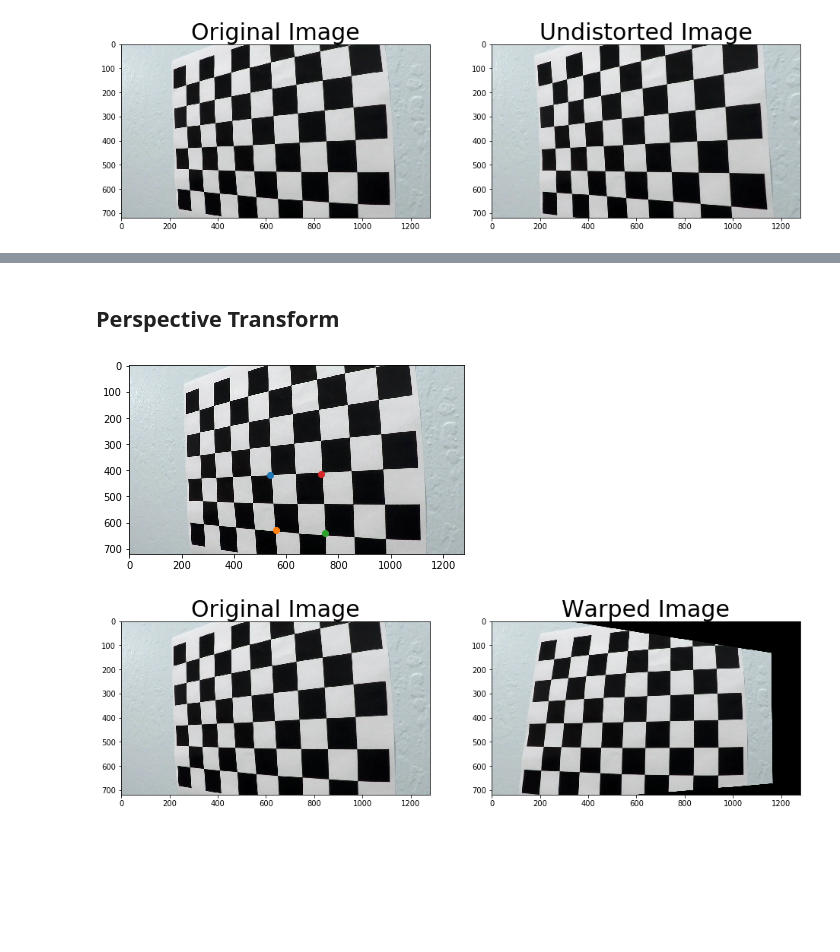
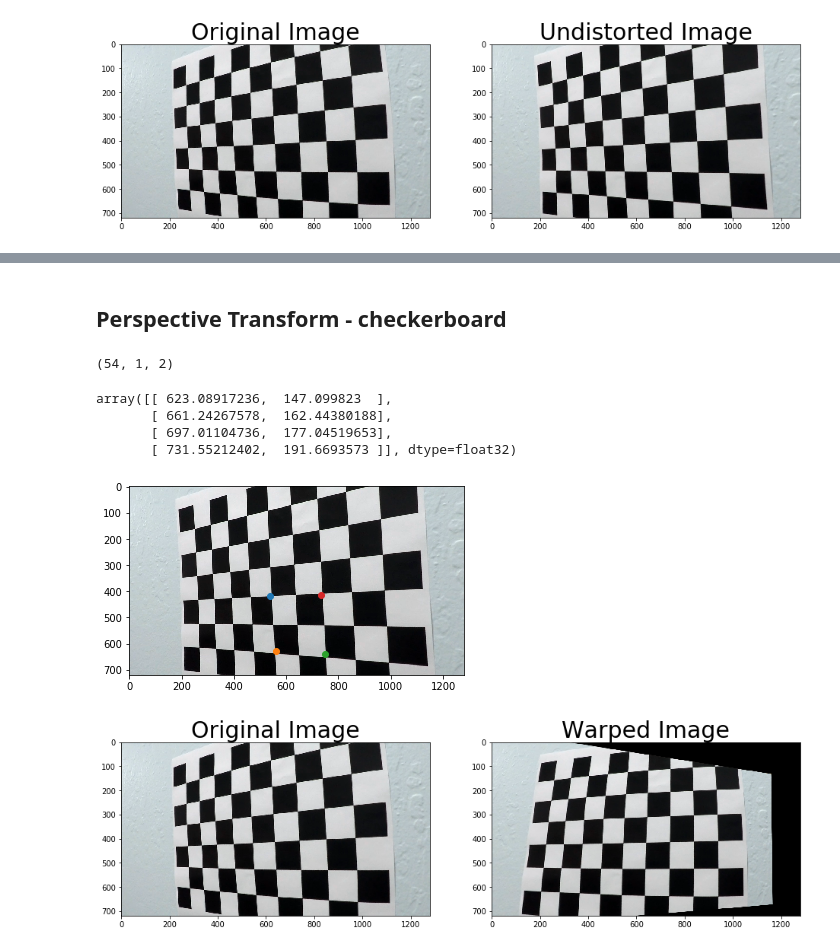
Before and after one commit to kcbighuge/SDCND-Advanced-Lane-Lines-P4, a Jupyter notebook: Advanced_Lane_Lines_v1.ipynb, the cells around one changed output, grey strips where cells are left out. Cells and saved outputs as stored; diff of their text form; code cells hidden in the pictures; blank space fills up the shorter version.

```diff
--- a/Advanced_Lane_Lines_v1.ipynb
+++ b/Advanced_Lane_Lines_v1.ipynb
@@ -208,7 +208,8 @@ for idx, fname in enumerate(images):
         cv2.drawChessboardCorners(img, (CORNERS_ROW,CORNERS_COL), corners, ret)
         #write_name = 'corners_found'+str(idx)+'.jpg'
         #cv2.imwrite(write_name, img)
-        cv2.imshow('img', img)
-        cv2.waitKey(50)
+        #cv2.imshow('img', img)  # show the found image
+        #cv2.waitKey(500)        # pause before showing next image
+        plt.imshow(img)
 
-cv2.destroyAllWindows()
+#cv2.destroyAllWindows()
@@ -251,2 +279,2 @@ ax2.set_title('Undistorted Image', fontsize=30);
 # %% [markdown]
-## Perspective Transform
+## Perspective Transform - checkerboard
@@ -270,12 +281,24 @@ dst = np.float32([
+# %%
+# TODO: find corners automatically
+corners.shape
+# %% [output]
+(54, 1, 2)
+# %%
+corners[0:4,0,:]
+# %% [output]
+array([[ 623.08917236,  147.099823  ],
+       [ 661.24267578,  162.44380188],
+       [ 697.01104736,  177.04519653],
+       [ 731.55212402,  191.6693573 ]], dtype=float32)
 # %%
 # try to plot a rectangle
-plt.imshow(img)
+plt.imshow(dst)
 plt.plot((img_size[0] / 2) - 100, img_size[1] / 2 + 60, 'o')  # top left
 plt.plot((img_size[0] / 2) - 80, img_size[1]-90, 'o')  # bottom left
 plt.plot((img_size[0] / 2) + 110, img_size[1]-80, 'o')  # bottom right
 plt.plot((img_size[0] / 2) + 95, img_size[1] / 2 + 55, 'o');  # top right
 # %% [output]
-[figure, old version]
+[figure, new version]
 # %%
 # source image
 src = np.float32([
```
Also changed, not shown: parts of 32 cells of this notebook, 1 other file.
